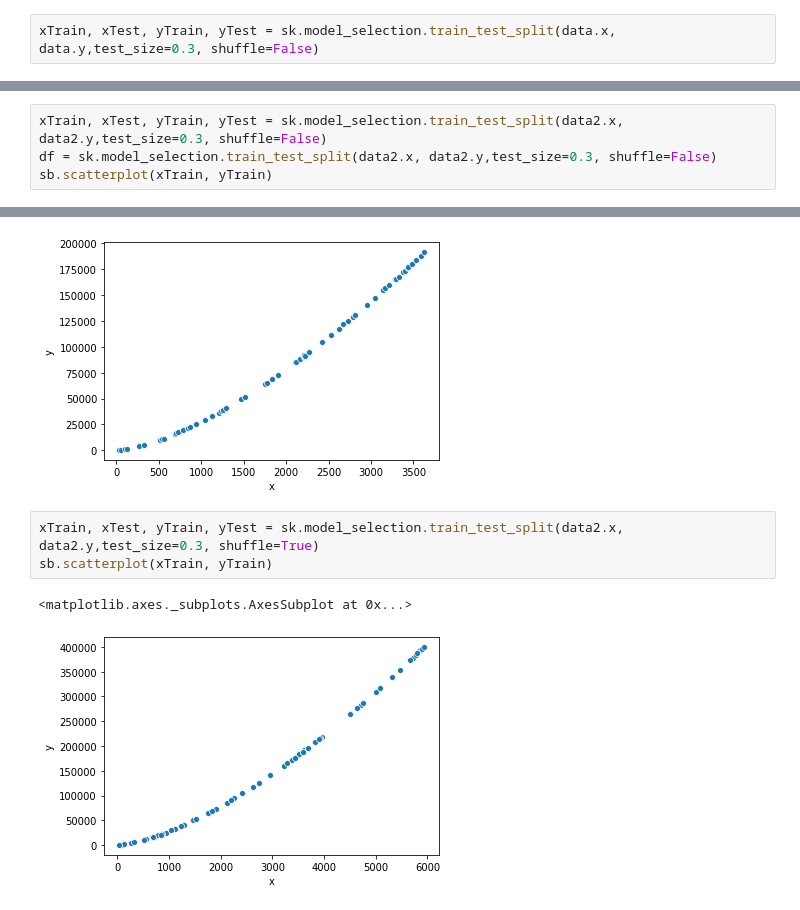
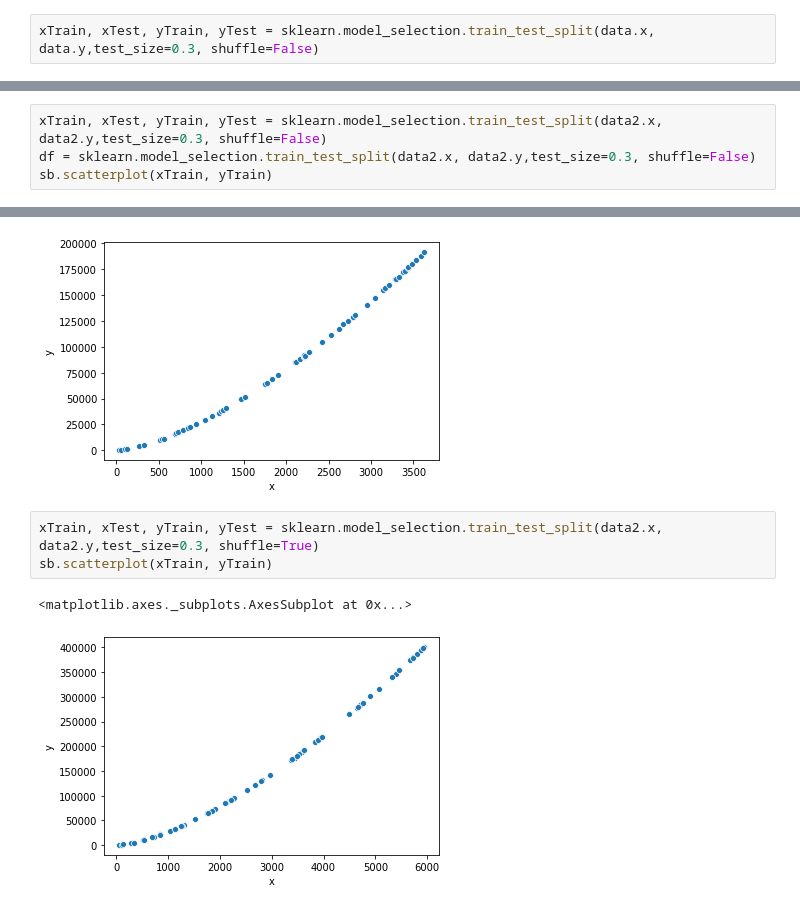
Before and after one commit to AlfieHobson/DataMining, a Jupyter notebook: Lab5/Lab 5.ipynb, the cells around one changed output, grey strips where cells are left out. Drawn from its saved outputs; the diff is of its cells as text.

```diff
--- a/Lab5/Lab 5.ipynb
+++ b/Lab5/Lab 5.ipynb
@@ -91,7 +91,7 @@ sb.scatterplot(data.x,data.y)
 <matplotlib.axes._subplots.AxesSubplot at 0x...>
 [figure]
 # %%
-xTrain, xTest, yTrain, yTest = sk.model_selection.train_test_split(data.x, data.y,test_size=0.3, shuffle=False)
+xTrain, xTest, yTrain, yTest = sklearn.model_selection.train_test_split(data.x, data.y,test_size=0.3, shuffle=False)
 # %%
 sb.scatterplot(xTrain, yTrain)
 #plt.scatter(xTest, yTest)
@@ -179,18 +181,18 @@ plt.scatter(data2.x,data2.y)
 <matplotlib.collections.PathCollection at 0x...>
 [figure]
 # %%
-xTrain, xTest, yTrain, yTest = sk.model_selection.train_test_split(data2.x, data2.y,test_size=0.3, shuffle=False)
-df = sk.model_selection.train_test_split(data2.x, data2.y,test_size=0.3, shuffle=False)
+xTrain, xTest, yTrain, yTest = sklearn.model_selection.train_test_split(data2.x, data2.y,test_size=0.3, shuffle=False)
+df = sklearn.model_selection.train_test_split(data2.x, data2.y,test_size=0.3, shuffle=False)
 sb.scatterplot(xTrain, yTrain)
 # %% [output]
 <matplotlib.axes._subplots.AxesSubplot at 0x...>
 [figure]
 # %%
-xTrain, xTest, yTrain, yTest = sk.model_selection.train_test_split(data2.x, data2.y,test_size=0.3, shuffle=True)
+xTrain, xTest, yTrain, yTest = sklearn.model_selection.train_test_split(data2.x, data2.y,test_size=0.3, shuffle=True)
 sb.scatterplot(xTrain, yTrain)
 # %% [output]
 <matplotlib.axes._subplots.AxesSubplot at 0x...>
-[figure, old version]
+[figure, new version]
 # %%
 # THIS ISNT WORKING PROPERLY. SEE END OF LAB 5
 
```
Also changed, not shown: parts of 6 cells of this notebook.
